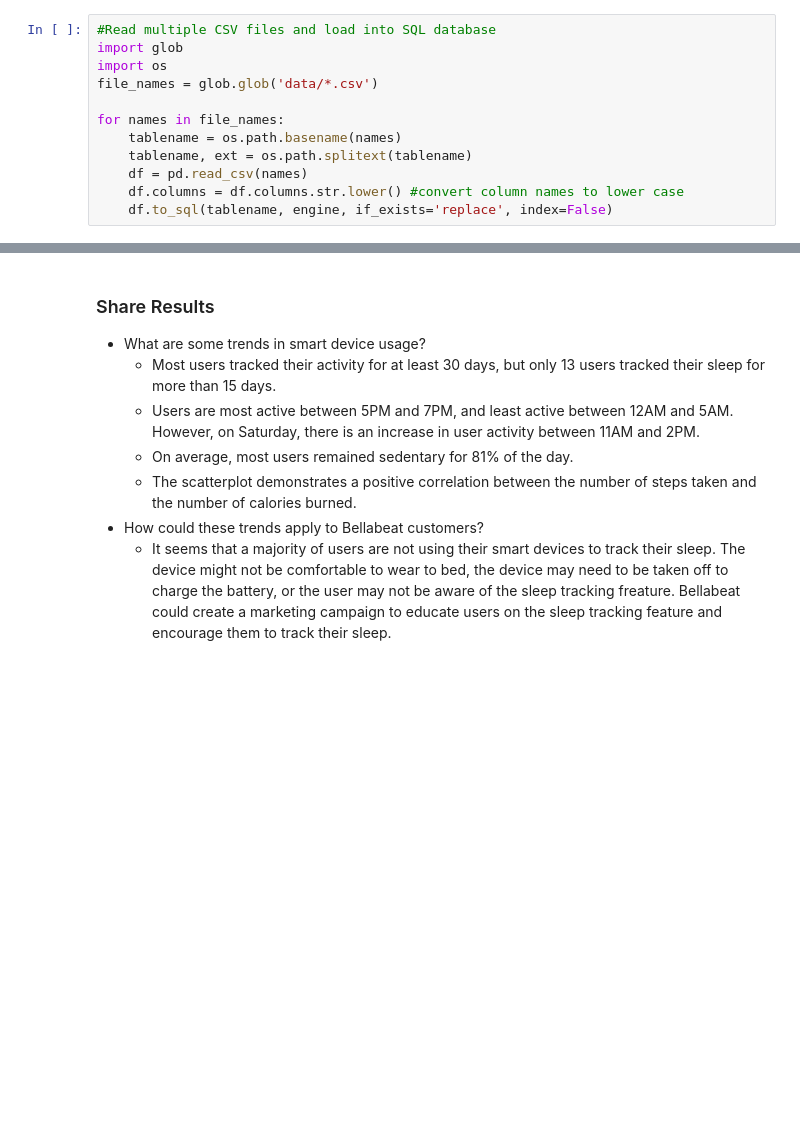
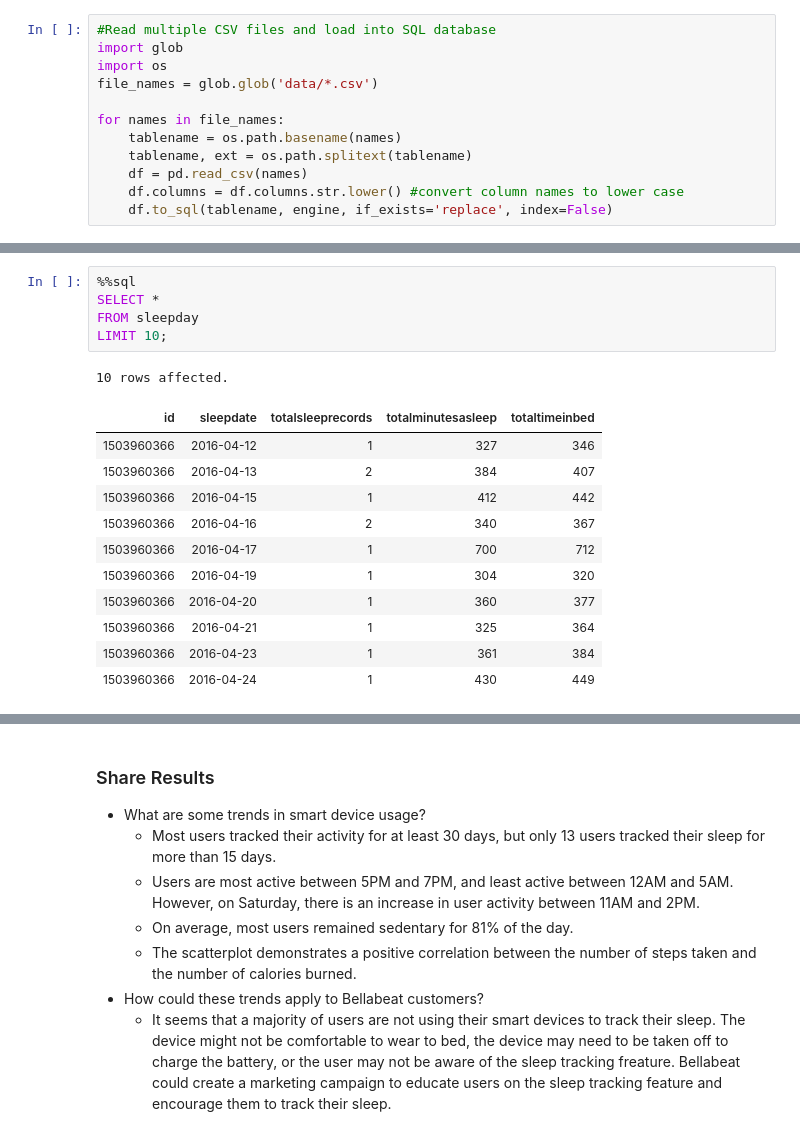
Before and after one commit to Peachtaco/bellabeat_project, a Jupyter notebook: bellabeat.ipynb, the cells around one changed output, grey strips where cells are left out. Cells and saved outputs as stored; diff of their text form; blank space fills up the shorter version.

```diff
--- a/bellabeat.ipynb
+++ b/bellabeat.ipynb
@@ -201,3 +242,21 @@ I proceeded to clean the data
+# %%
+%%sql
+SELECT *
+FROM sleepday
+LIMIT 10;
+# %% [output]
+10 rows affected.
+| id | sleepdate | totalsleeprecords | totalminutesasleep | totaltimeinbed |
+| 1503960366 | 2016-04-12 | 1 | 327 | 346 |
+| 1503960366 | 2016-04-13 | 2 | 384 | 407 |
+| 1503960366 | 2016-04-15 | 1 | 412 | 442 |
+| 1503960366 | 2016-04-16 | 2 | 340 | 367 |
+| 1503960366 | 2016-04-17 | 1 | 700 | 712 |
+| 1503960366 | 2016-04-19 | 1 | 304 | 320 |
+| 1503960366 | 2016-04-20 | 1 | 360 | 377 |
+| 1503960366 | 2016-04-21 | 1 | 325 | 364 |
+| 1503960366 | 2016-04-23 | 1 | 361 | 384 |
+| 1503960366 | 2016-04-24 | 1 | 430 | 449 |
 # %%
 %%sql
 --Rename sleepday column
```
Also changed, not shown: parts of 19 cells of this notebook, 2 other files.
